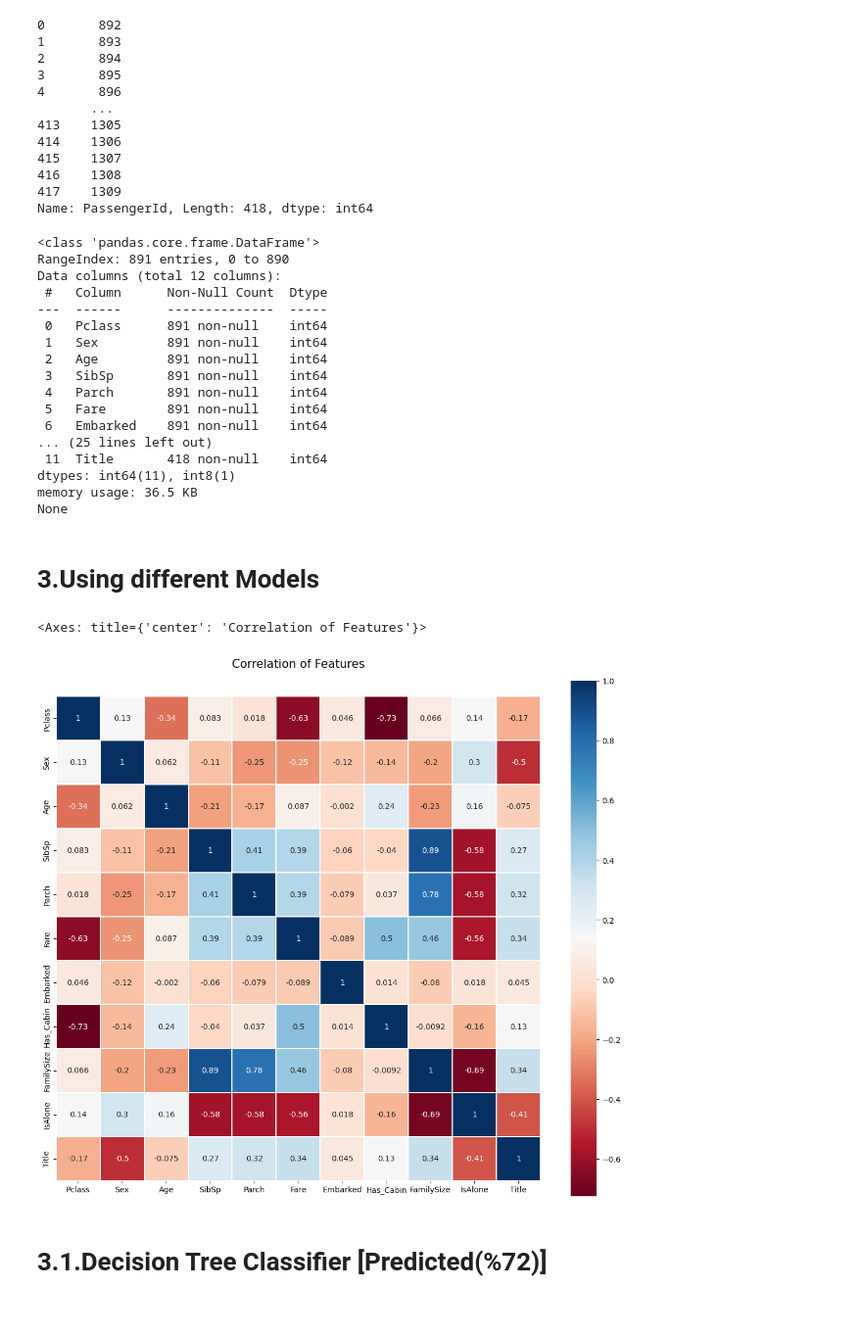
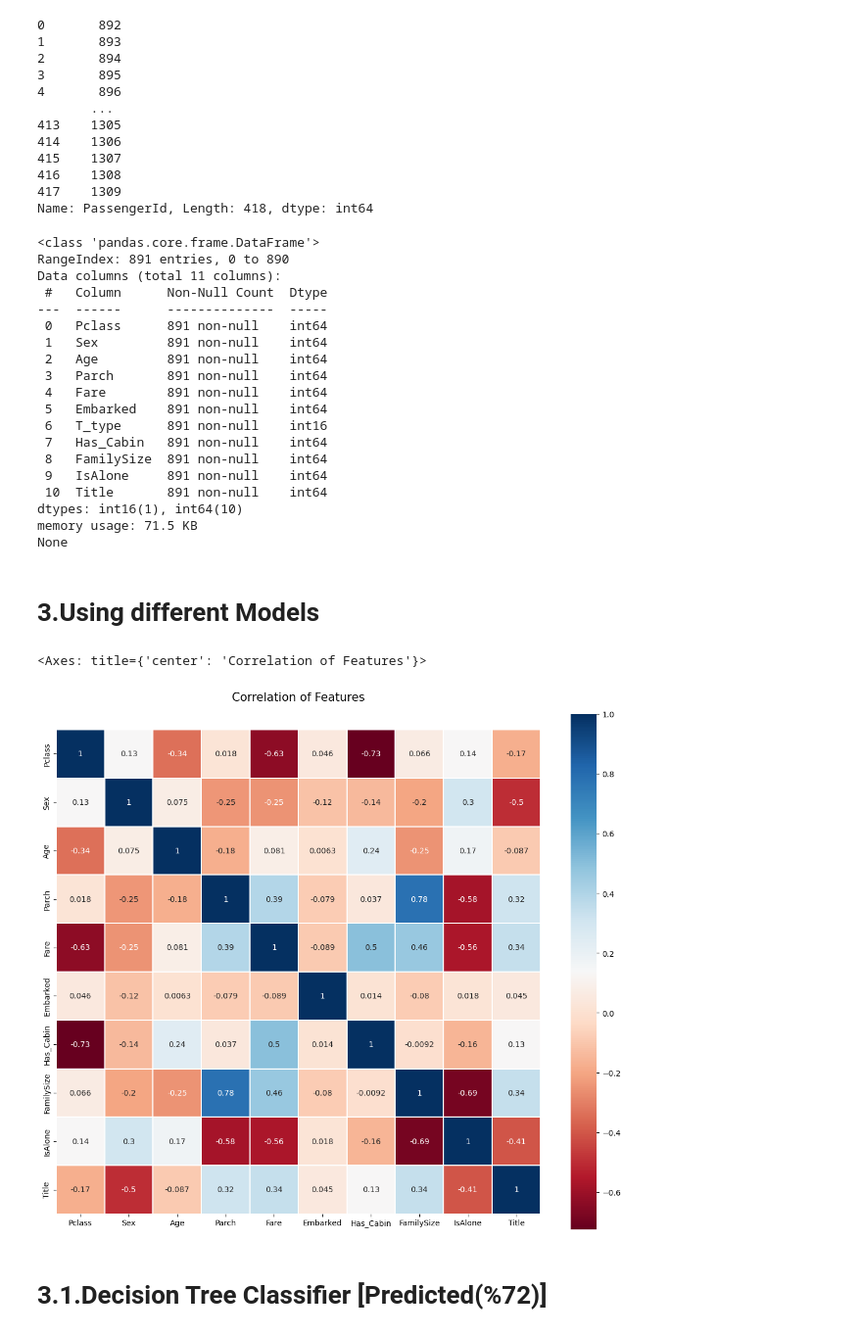
Before and after one commit to Sadeqsoli/ClassicTitanic, a Jupyter notebook: classic-titanic.ipynb, the cells around one changed output. Shown: that part at 98% size. Drawn from its saved outputs; the diff is of its cells as text; code cells hidden in the pictures.

```diff
--- a/classic-titanic.ipynb
+++ b/classic-titanic.ipynb
@@ -326,45 +326,52 @@ testPassengerIds
 417    1309
 Name: PassengerId, Length: 418, dtype: int64
 # %%
-survived_train = train['Survived']
-train = train.drop(['Survived'], axis = 1)
+newTrain = train
+newTest = test
 # Feature selection
-drop_elements = ['PassengerId', 'Name', 'Ticket', 'Cabin']
-train = train.drop(drop_elements, axis = 1)
-test  = test.drop(drop_elements, axis = 1)
-print(train.info())
-print('_+_+_+_&*_*_*_*_*_')
-print(test.info())
+drop_elements = ['PassengerId', 'Name', 'Ticket', 'Cabin','SibSp']
+
+survived_train = newTrain['Survived']
+
+newTrain = newTrain.drop(['Survived'], axis = 1)
+
+newTrain = newTrain.drop(drop_elements, axis = 1)
+
+newTest  = newTest.drop(drop_elements, axis = 1)
+
+print(newTrain.info())
 # %% [output]
 <class 'pandas.core.frame.DataFrame'>
 RangeIndex: 891 entries, 0 to 890
-Data columns (total 12 columns):
+Data columns (total 11 columns):
  #   Column      Non-Null Count  Dtype
 ---  ------      --------------  -----
  0   Pclass      891 non-null    int64
  1   Sex         891 non-null    int64
  2   Age         891 non-null    int64
- 3   SibSp       891 non-null    int64
- 4   Parch       891 non-null    int64
- 5   Fare        891 non-null    int64
- 6   Embarked    891 non-null    int64
-... (25 lines left out)
- 11  Title       418 non-null    int64
-dtypes: int64(11), int8(1)
-memory usage: 36.5 KB
+ 3   Parch       891 non-null    int64
+ 4   Fare        891 non-null    int64
+ 5   Embarked    891 non-null    int64
+ 6   T_type      891 non-null    int16
+ 7   Has_Cabin   891 non-null    int64
+ 8   FamilySize  891 non-null    int64
+ 9   IsAlone     891 non-null    int64
+ 10  Title       891 non-null    int64
+dtypes: int16(1), int64(10)
+memory usage: 71.5 KB
 None
 # %% [markdown]
 # 3.Using different Models
 # %%
-numeric_columns = train.select_dtypes(include=['int64', 'float64'])
+numeric_columns = newTrain.select_dtypes(include=['int64', 'float64'])
 colormap = plt.cm.RdBu
 plt.figure(figsize=(14,12))
 plt.title('Correlation of Features', y=1.05, size=15)
 sns.heatmap(numeric_columns.corr(),linewidths=0.1,vmax=1.0,
             square=True, cmap=colormap, linecolor='white', annot=True)
 # %% [output]
 <Axes: title={'center': 'Correlation of Features'}>
-[figure, old version]
+[figure, new version]
 # %% [markdown]
 # 3.1.Decision Tree Classifier  [Predicted(%72)]
 # %%
```
Also changed, not shown: parts of 3 cells of this notebook.
